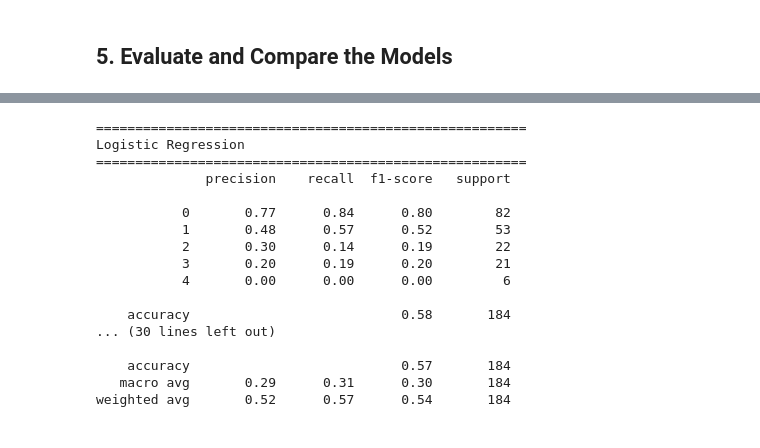
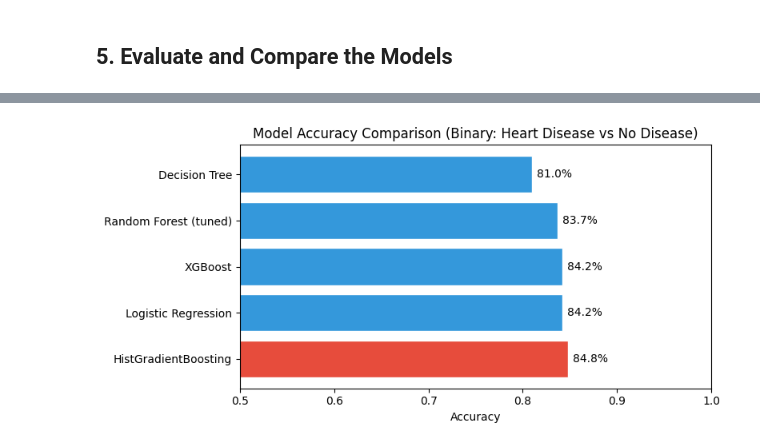
Before and after one commit to RadhikaKapoor383/heart-disease-prediction-analyser, a Jupyter notebook: notebook/Heart_Disease_Classification.ipynb, the cells around one changed output, grey strips where cells are left out. Cells and saved outputs as stored; diff of their text form; code cells hidden in the pictures.

```diff
--- a/notebook/Heart_Disease_Classification.ipynb
+++ b/notebook/Heart_Disease_Classification.ipynb
@@ -178,15 +329,16 @@ from sklearn.compose import ColumnTransformer
 from sklearn.impute import SimpleImputer
 from sklearn.preprocessing import StandardScaler, OneHotEncoder
 
-# Drop non-predictive columns
-model_df = df.drop(columns=['id', 'dataset'])
+model_df = df.drop(columns=['id', 'dataset', 'num'])
 
-X = model_df.drop(columns=['num'])
-y = model_df['num']
+X = model_df.drop(columns=['target'])
+y = model_df['target']
 
-numeric_features = ['age', 'trestbps', 'chol', 'thalch', 'oldpeak', 'ca']
+numeric_features     = ['age', 'trestbps', 'chol', 'thalch', 'oldpeak', 'ca',
+                         'ca_missing', 'thal_missing']
 categorical_features = ['sex', 'cp', 'fbs', 'restecg', 'exang', 'slope', 'thal']
 
-print("Numeric features:", numeric_features)
-print("Categorical features:", categorical_features)
+print('Numeric features  :', numeric_features)
+print('Categorical features:', categorical_features)
+print(f'Total features: {len(numeric_features) + len(categorical_features)}')
 # %% [output]
@@ -201,7 +354,7 @@ numeric_pipeline = Pipeline(steps=[
 
 categorical_pipeline = Pipeline(steps=[
     ('imputer', SimpleImputer(strategy='most_frequent')),
-    ('encoder', OneHotEncoder(handle_unknown='ignore'))
+    ('encoder', OneHotEncoder(handle_unknown='ignore', sparse_output=False))
 ])
 
 preprocessor = ColumnTransformer(transformers=[
@@ -302,24 +575,33 @@ Passing `palette` without assigning `hue` is deprecated and will be removed in v
 # %%
-# Detailed classification report for each model
-for name in results:
-    print(f"\n{'='*55}\n{name}\n{'='*55}")
-    print(classification_report(y_test, results[name]["predictions"], zero_division=0))
+acc_df = pd.DataFrame({
+    'Model':    list(test_results.keys()),
+    'Accuracy': [test_results[m]['accuracy'] for m in test_results]
+}).sort_values('Accuracy', ascending=False)
+
+fig, ax = plt.subplots(figsize=(8, 4))
+
+colors = [
+    '#e74c3c' if i == 0
+    else '#3498db'
+    for i in range(len(acc_df))
+]
+
+bars = ax.barh(acc_df['Model'], acc_df['Accuracy'], color=colors, edgecolor='white')
+ax.set_xlim(0.5, 1.0)
+ax.set_xlabel('Accuracy')
+ax.set_title('Model Accuracy Comparison (Binary: Heart Disease vs No Disease)')
+
+for bar, val in zip(bars, acc_df['Accuracy']):
+    ax.text(
+        bar.get_width() + 0.005,
+        bar.get_y() + bar.get_height() / 2,
+        f'{val:.1%}',
+        va='center',
+        fontsize=10
+    )
+
+plt.tight_layout()
+plt.show()
 # %% [output]
-=======================================================
-Logistic Regression
-=======================================================
-              precision    recall  f1-score   support
-
-           0       0.77      0.84      0.80        82
-           1       0.48      0.57      0.52        53
-           2       0.30      0.14      0.19        22
-           3       0.20      0.19      0.20        21
-           4       0.00      0.00      0.00         6
-
-    accuracy                           0.58       184
-... (30 lines left out)
-
-    accuracy                           0.57       184
-   macro avg       0.29      0.31      0.30       184
-weighted avg       0.52      0.57      0.54       184
+[figure, added]
 # %%
```
Also changed, not shown: parts of 25 cells of this notebook.
